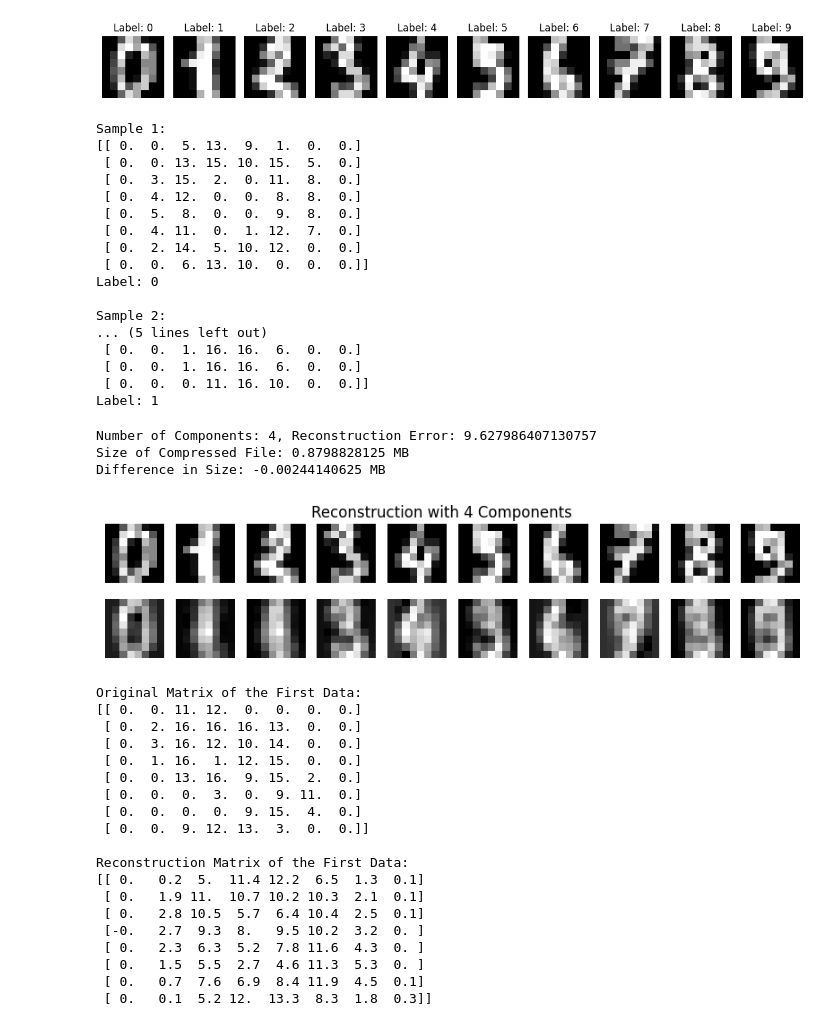
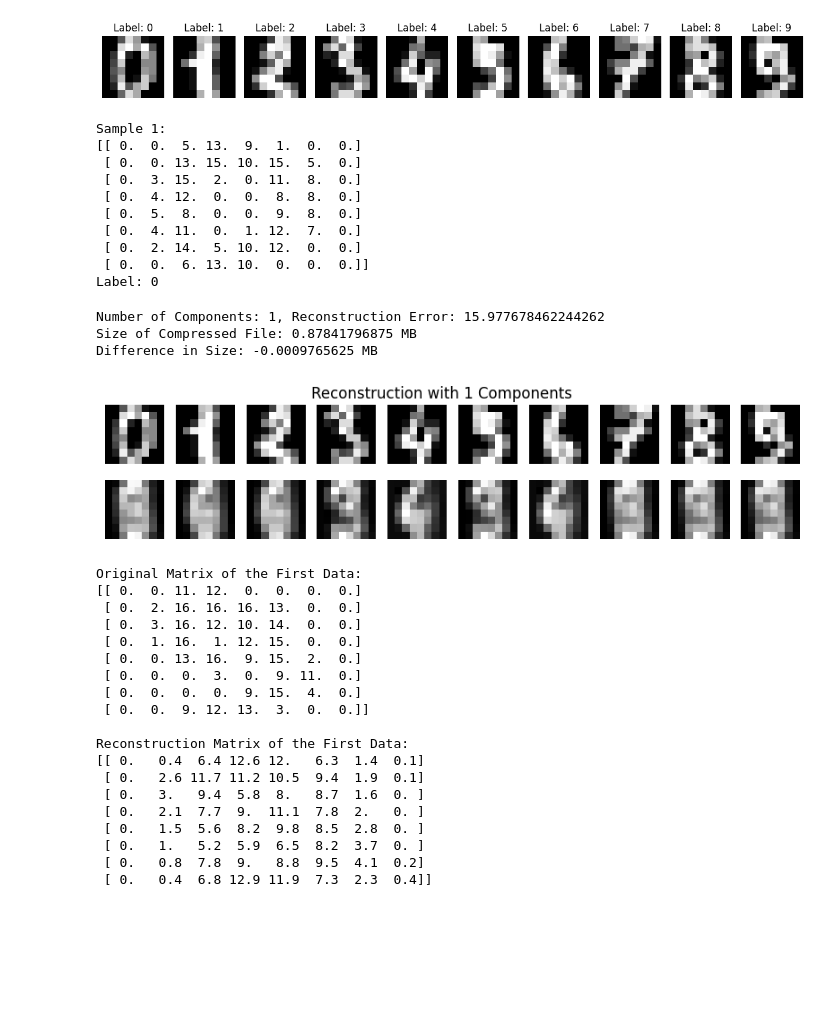
Before and after one commit to MengWoods/blog-notebook, a Jupyter notebook: 01-pca/Untitled.ipynb, the cells around one changed output. Cells and saved outputs as stored; diff of their text form; code cells hidden in the pictures; blank space fills up the shorter version.

```diff
--- a/01-pca/Untitled.ipynb
+++ b/01-pca/Untitled.ipynb
@@ -28,8 +30,8 @@ plt.show()
 # %% [output]
 [figure]
 # %%
-# Print the first 2 samples in matrix form
-for i in range(2):
+# Print the first 1 sample in matrix form
+for i in range(1):
     print(f"Sample {i+1}:")
     sample_matrix = X[i].reshape(8, 8)  # Reshape the row vector to a matrix
     print(sample_matrix)
@@ -46,13 +48,6 @@ Sample 1:
  [ 0.  2. 14.  5. 10. 12.  0.  0.]
  [ 0.  0.  6. 13. 10.  0.  0.  0.]]
 Label: 0
-
-Sample 2:
-... (5 lines left out)
- [ 0.  0.  1. 16. 16.  6.  0.  0.]
- [ 0.  0.  1. 16. 16.  6.  0.  0.]
- [ 0.  0.  0. 11. 16. 10.  0.  0.]]
-Label: 1
 # %%
 # Function to calculate reconstruction error
 def reconstruction_error(original, reconstructed):
@@ -100,12 +96,12 @@ def analyze_pca(n_components):
     print("\nReconstruction Matrix of the First Data:")
     print(reconstructed_matrix)
 # %%
-analyze_pca(4)
+analyze_pca(1)
 # %% [output]
-Number of Components: 4, Reconstruction Error: 9.627986407130757
-Size of Compressed File: 0.8798828125 MB
-Difference in Size: -0.00244140625 MB
+Number of Components: 1, Reconstruction Error: 15.977678462244262
+Size of Compressed File: 0.87841796875 MB
+Difference in Size: -0.0009765625 MB
-[figure, old version]
+[figure, new version]
 Original Matrix of the First Data:
 [[ 0.  0. 11. 12.  0.  0.  0.  0.]
  [ 0.  2. 16. 16. 16. 13.  0.  0.]
@@ -117,11 +113,11 @@ Original Matrix of the First Data:
  [ 0.  0.  9. 12. 13.  3.  0.  0.]]
 
 Reconstruction Matrix of the First Data:
-[[ 0.   0.2  5.  11.4 12.2  6.5  1.3  0.1]
- [ 0.   1.9 11.  10.7 10.2 10.3  2.1  0.1]
- [ 0.   2.8 10.5  5.7  6.4 10.4  2.5  0.1]
- [-0.   2.7  9.3  8.   9.5 10.2  3.2  0. ]
- [ 0.   2.3  6.3  5.2  7.8 11.6  4.3  0. ]
- [ 0.   1.5  5.5  2.7  4.6 11.3  5.3  0. ]
- [ 0.   0.7  7.6  6.9  8.4 11.9  4.5  0.1]
- [ 0.   0.1  5.2 12.  13.3  8.3  1.8  0.3]]
+[[ 0.   0.4  6.4 12.6 12.   6.3  1.4  0.1]
+ [ 0.   2.6 11.7 11.2 10.5  9.4  1.9  0.1]
+ [ 0.   3.   9.4  5.8  8.   8.7  1.6  0. ]
+ [ 0.   2.1  7.7  9.  11.1  7.8  2.   0. ]
+ [ 0.   1.5  5.6  8.2  9.8  8.5  2.8  0. ]
+ [ 0.   1.   5.2  5.9  6.5  8.2  3.7  0. ]
+ [ 0.   0.8  7.8  9.   8.8  9.5  4.1  0.2]
+ [ 0.   0.4  6.8 12.9 11.9  7.3  2.3  0.4]]
```
Also changed, not shown: parts of 10 cells of this notebook.
